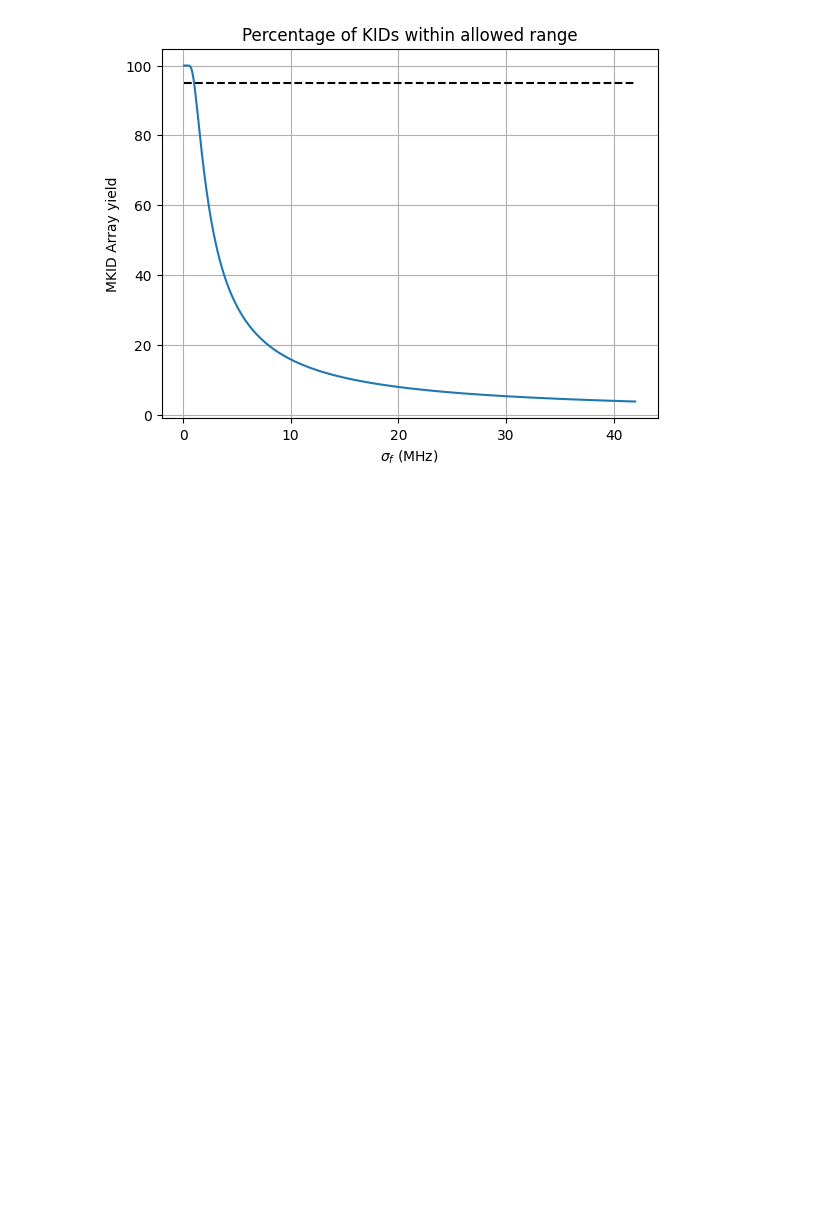
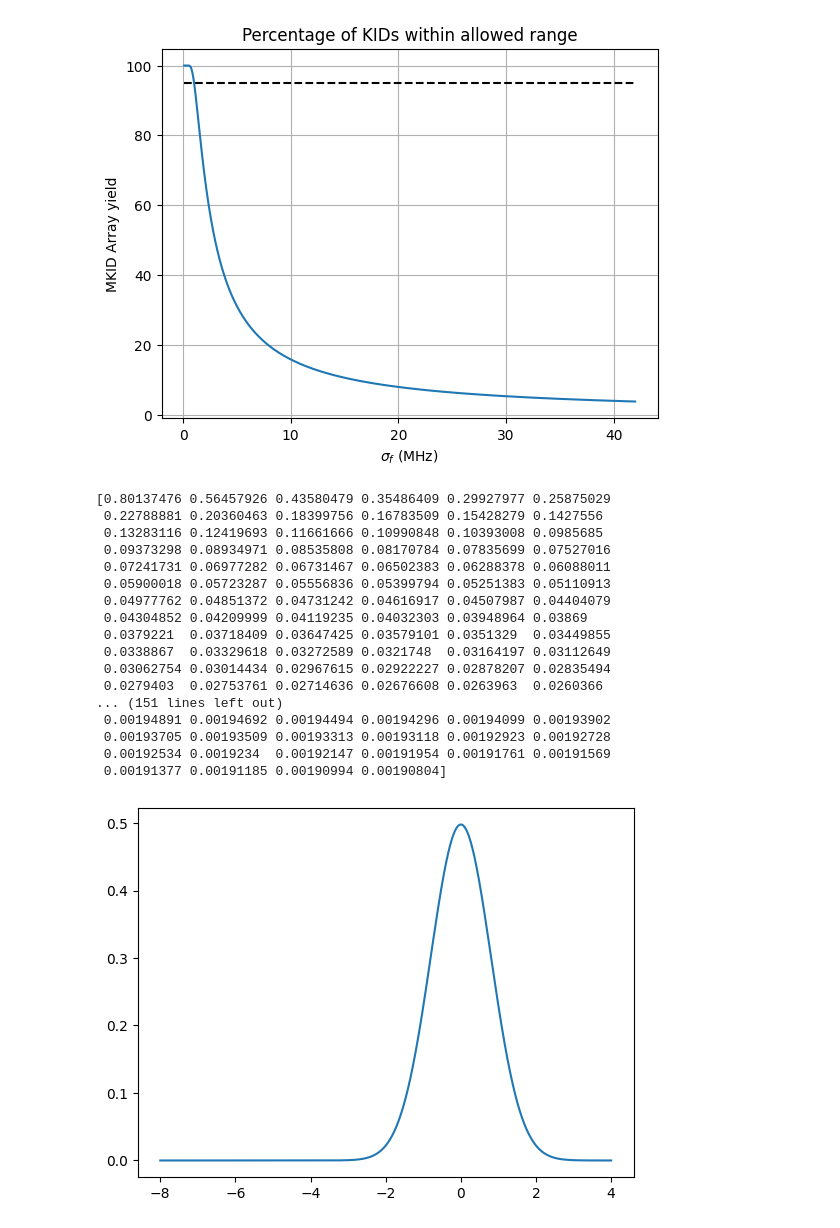
Before and after one commit to HesselSchulte/Python_KID_model, a Jupyter notebook: Fres shift jupyter.ipynb, the cells around one changed output. Saved outputs shown, nothing was run; the diff lists cells and outputs as text; code cells hidden in the pictures; blank space fills up the shorter version.

Commit message:
Added way to express frequency distance in terms of FWHMs

```diff
--- a/Fres shift jupyter.ipynb
+++ b/Fres shift jupyter.ipynb
@@ -141,11 +148,10 @@ plt.show()
 # %%
 # for count, std_f_val in enumerate(std_f):
 #     dist_i = np.exp(std_f_val- (f_read - f0)**2 / (2 * std_f_val**2))/(std_f_val*np.sqrt(2*np.pi))
-std_f = np.linspace(0.1e6, 42e6, N_read)
 
-def norm_dist(f_read, f0, std_f):
+def norm_dist(f_read, mean, std):
 
-    return np.exp(-(f_read - f0)**2 / (2 * std_f**2))/(std_f*np.sqrt(2*np.pi))
+    return np.exp(-(f_read - mean)**2 / (2 * std**2))/(std*np.sqrt(2*np.pi))
 
 array_yield = np.zeros(N_read)
 
@@ -160,3 +166,34 @@ plt.xlabel(r"$\sigma_f$ (MHz)")
 plt.grid()
 # %% [output]
 [figure]
+# %%
+std_df = f0/(Q*std_f)
+FWHM = f0/(Q)
+
+widths = (f_read - f0)/FWHM
+
+print(std_df)
+
+df_dist = norm_dist(widths, 0, std_df[0])
+
+plt.plot(widths, df_dist)
+plt.show()
+# %% [output]
+[0.80137476 0.56457926 0.43580479 0.35486409 0.29927977 0.25875029
+ 0.22788881 0.20360463 0.18399756 0.16783509 0.15428279 0.1427556
+ 0.13283116 0.12419693 0.11661666 0.10990848 0.10393008 0.0985685
+ 0.09373298 0.08934971 0.08535808 0.08170784 0.07835699 0.07527016
+ 0.07241731 0.06977282 0.06731467 0.06502383 0.06288378 0.06088011
+ 0.05900018 0.05723287 0.05556836 0.05399794 0.05251383 0.05110913
+ 0.04977762 0.04851372 0.04731242 0.04616917 0.04507987 0.04404079
+ 0.04304852 0.04209999 0.04119235 0.04032303 0.03948964 0.03869
+ 0.0379221  0.03718409 0.03647425 0.03579101 0.0351329  0.03449855
+ 0.0338867  0.03329618 0.03272589 0.0321748  0.03164197 0.03112649
+ 0.03062754 0.03014434 0.02967615 0.02922227 0.02878207 0.02835494
+ 0.0279403  0.02753761 0.02714636 0.02676608 0.0263963  0.0260366
+... (151 lines left out)
+ 0.00194891 0.00194692 0.00194494 0.00194296 0.00194099 0.00193902
+ 0.00193705 0.00193509 0.00193313 0.00193118 0.00192923 0.00192728
+ 0.00192534 0.0019234  0.00192147 0.00191954 0.00191761 0.00191569
+ 0.00191377 0.00191185 0.00190994 0.00190804]
+[figure, added]
```
Also changed, not shown: parts of 3 cells of this notebook.
